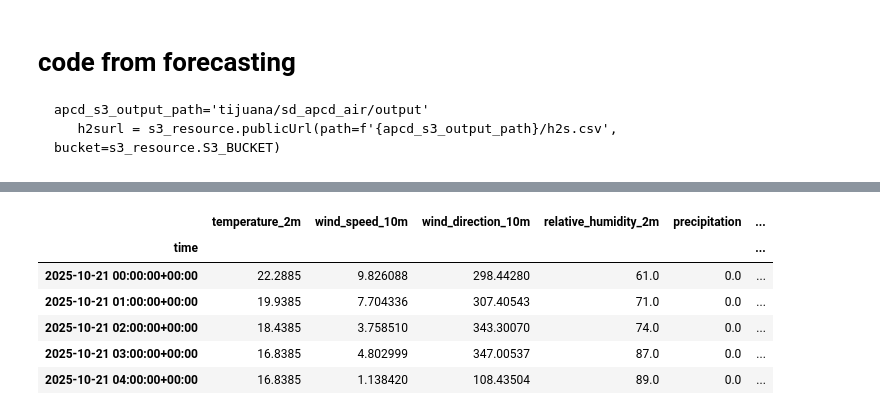
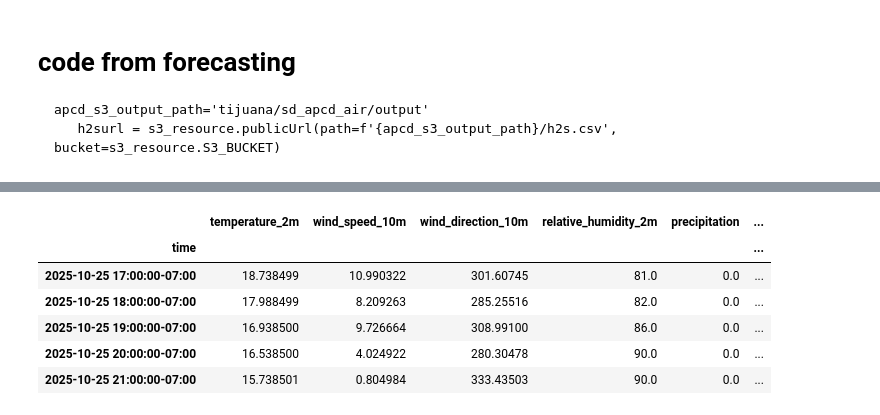
Before and after one commit to TheResilientCollective/resilient_workflows_public, a Jupyter notebook: workflows/public/notebooks/h2s_forecast_data.ipynb, the cells around one changed output, grey strips where cells are left out. Drawn from its saved outputs; the diff is of its cells as text; code cells hidden in the pictures.

```diff
--- a/workflows/public/notebooks/h2s_forecast_data.ipynb
+++ b/workflows/public/notebooks/h2s_forecast_data.ipynb
@@ -3,3 +3,15 @@ import pandas as pd
 from datetime import datetime
 
 import duckdb
+server="oss.resilientservice.mooo.com"
+bucket= "resilentpublic"
+bucket= "test"
+s3_setup="""CREATE OR REPLACE SECRET s3_credentials(
+    TYPE s3,
+
+    ENDPOINT 'oss.resilientservice.mooo.com',
+    URL_STYLE 'path'
+);
+"""
+con = duckdb.connect()
+con.execute(s3_setup)
@@ -53,16 +77,21 @@ h2s_sensor_data_all
 # %%
 ## forecast
-forecast_df = pd.read_csv(forecast_url)
+fc_files=f"s3://{bucket}/{forecast_base}/{csv_pattern}"
+
+forecast_df=con.read_csv(fc_files).df()
+#forecast_df = pd.read_csv(forecast_url)
 forecast_df['time'] = pd.to_datetime(forecast_df['date'], utc=True)
+forecast_df["time"] = forecast_df["time"].dt.tz_convert("America/Los_Angeles")
 #forecast_df["time"] = forecast_df["time"].dt.tz_localize("America/Los_Angeles", ambiguous=True)
 forecast_df = forecast_df.set_index(pd.DatetimeIndex(forecast_df['time']))
 forecast_df = forecast_df.drop(['time','date'], axis=1)
+forecast_df = forecast_df.sort_index()
 forecast_df.head()
 # %% [output]
 |  | temperature_2m | wind_speed_10m | wind_direction_10m | relative_humidity_2m | precipitation | ... |
 | time |  |  |  |  |  | ... |
-| 2025-10-21 00:00:00+00:00 | 22.2885 | 9.826088 | 298.44280 | 61.0 | 0.0 | ... |
-| 2025-10-21 01:00:00+00:00 | 19.9385 | 7.704336 | 307.40543 | 71.0 | 0.0 | ... |
-| 2025-10-21 02:00:00+00:00 | 18.4385 | 3.758510 | 343.30070 | 74.0 | 0.0 | ... |
-| 2025-10-21 03:00:00+00:00 | 16.8385 | 4.802999 | 347.00537 | 87.0 | 0.0 | ... |
-| 2025-10-21 04:00:00+00:00 | 16.8385 | 1.138420 | 108.43504 | 89.0 | 0.0 | ... |
+| 2025-10-25 17:00:00-07:00 | 18.738499 | 10.990322 | 301.60745 | 81.0 | 0.0 | ... |
+| 2025-10-25 18:00:00-07:00 | 17.988499 | 8.209263 | 285.25516 | 82.0 | 0.0 | ... |
+| 2025-10-25 19:00:00-07:00 | 16.938500 | 9.726664 | 308.99100 | 86.0 | 0.0 | ... |
+| 2025-10-25 20:00:00-07:00 | 16.538500 | 4.024922 | 280.30478 | 90.0 | 0.0 | ... |
+| 2025-10-25 21:00:00-07:00 | 15.738501 | 0.804984 | 333.43503 | 90.0 | 0.0 | ... |
```
Also changed, not shown: parts of 8 cells of this notebook.
